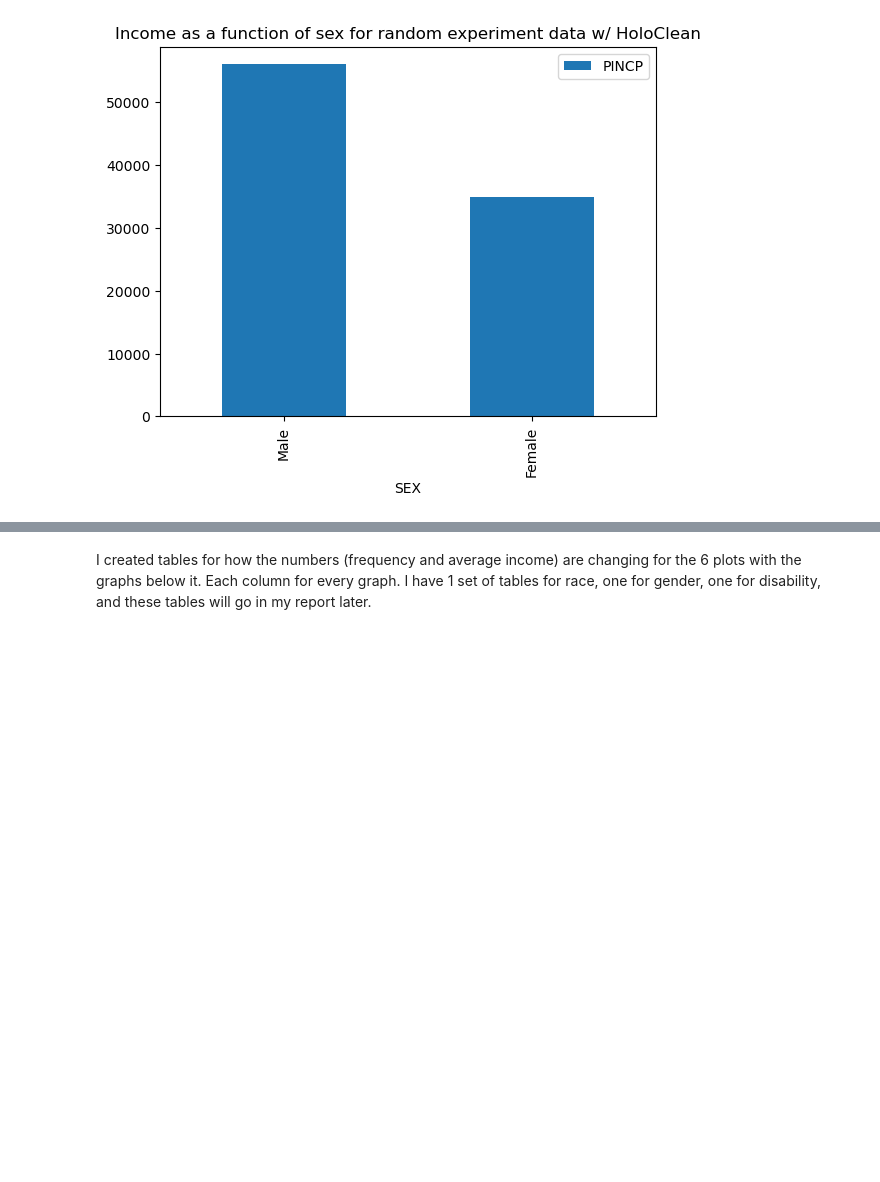
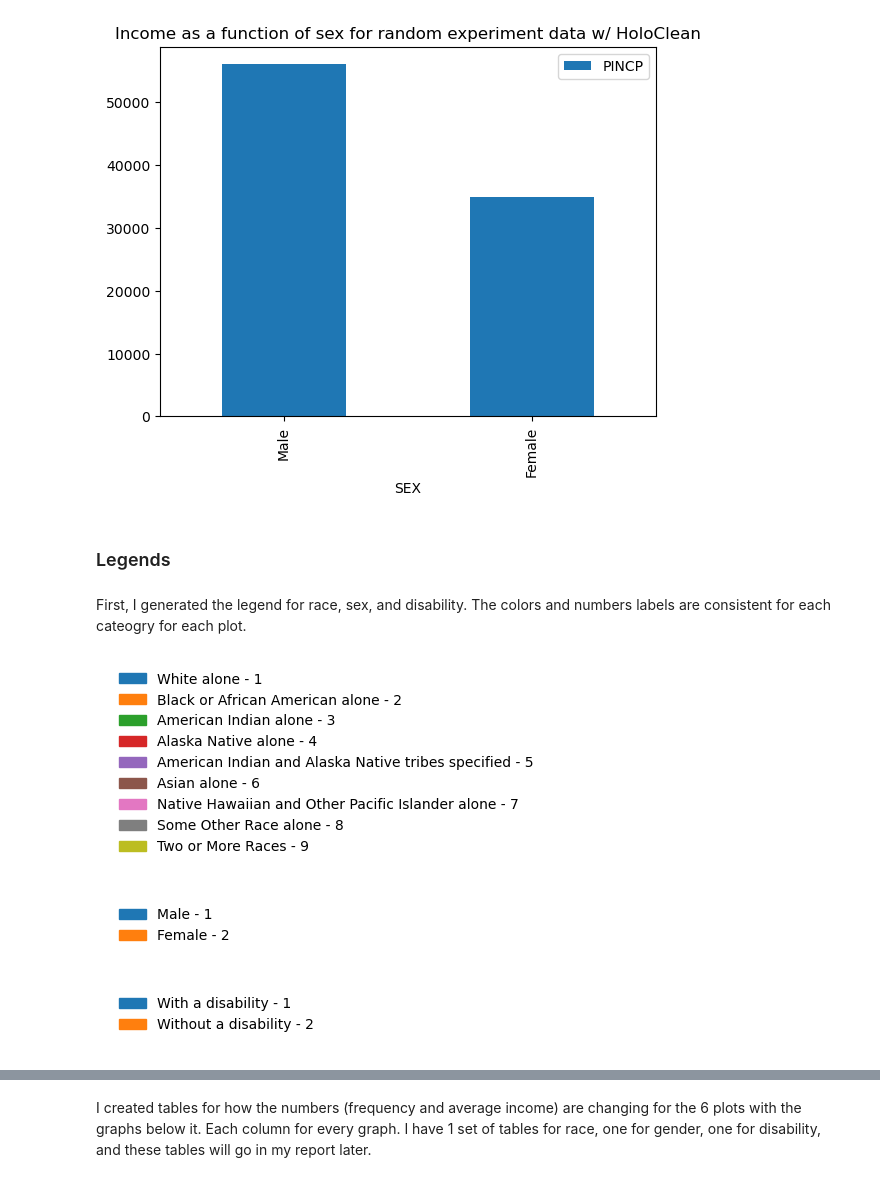
Before and after one commit to kushagraghosh/DataRepairAndFairness, a Jupyter notebook: data_repair_and_fairness.ipynb, the cells around one changed output, grey strips where cells are left out. Cells and saved outputs as stored; diff of their text form; code cells hidden in the pictures; blank space fills up the shorter version.

```diff
--- a/data_repair_and_fairness.ipynb
+++ b/data_repair_and_fairness.ipynb
@@ -847,3 +756,43 @@ plt.show()
 fig.savefig('plots/income-sex-experiment-holoclean.png', bbox_inches='tight', dpi=300)
 # %% [output]
 [figure]
+# %% [markdown]
+### Legends
+# %% [markdown]
+First, I generated the legend for race, sex, and disability. The colors and numbers labels are consistent for each cateogry for each plot.
+# %%
+def legend(ax, column, label_mapping):
+    averages = original.pivot_table(values='PINCP', index=column, aggfunc='mean')
+    labels = list(averages.index.values)
+    colors = [colors_mapping[l] for l in labels]
+    handles = [plt.Rectangle((0,0),1,1, color=colors_mapping[label]) for label in labels]
+    legend = ax.legend(handles, [f"{label_mapping[l]} - {l}" for l in labels], loc=3, framealpha=1, frameon=False)
+    ax.axis('off')
+
+    export_legend(legend, column)
+
+def export_legend(legend, column):
+    fig = legend.figure
+    bbox = legend.get_window_extent().transformed(fig.dpi_scale_trans.inverted())
+    fig_width, fig_height = bbox.width, bbox.height
+    fig.set_size_inches(fig_width, fig_height)
+    fig.canvas.draw()
+    bbox  = legend.get_window_extent().transformed(fig.dpi_scale_trans.inverted())
+    fig.savefig(f"plots/legends/{column}-legend.png", dpi="figure", bbox_inches=bbox)
+
+fig, axs = plt.subplots(1,1)
+legend(axs, 'RAC1P', race_label_mapping)
+# %% [output]
+[figure, new version]
+# %%
+fig, axs = plt.subplots(1,1)
+legend(axs, 'SEX', sex_label_mapping)
+# %% [output]
+[figure, new version]
+# %%
+dis_label_mapping = {1: 'With a disability', 2: 'Without a disability'}
+
+fig, axs = plt.subplots(1,1)
+legend(axs, 'DIS', dis_label_mapping)
+# %% [output]
+[figure, new version]
```
Also changed, not shown: parts of 92 cells of this notebook, 7 other files.
